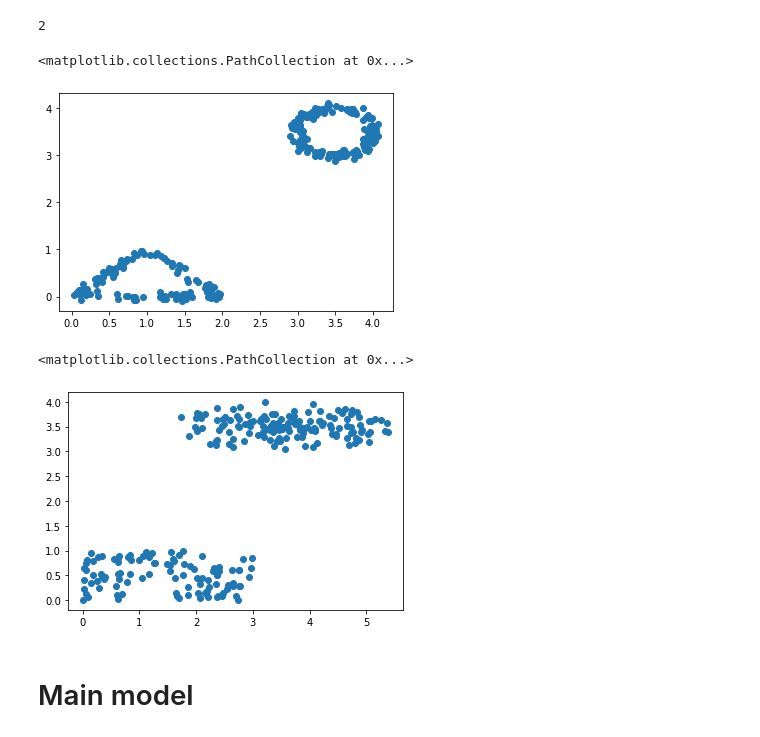
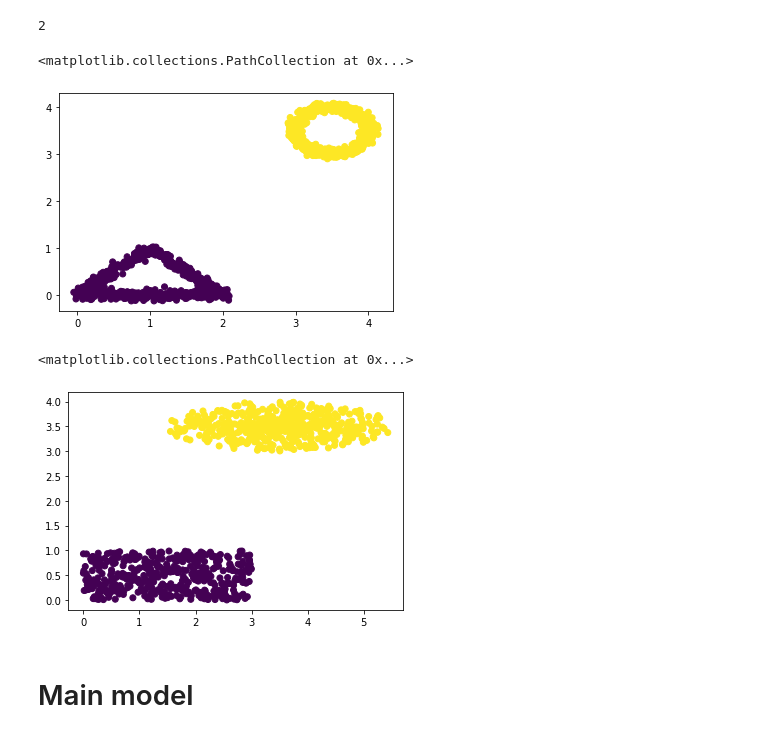
Before and after one commit to mfirgo/nn-nlp-2022-project, a Jupyter notebook: models/hmm_with_nf/hmm_with_nf_development.ipynb, the cells around one changed output. Saved outputs shown, nothing was run; the diff lists cells and outputs as text; code cells hidden in the pictures.

Commit message:
final-report - modified dev notebook for main model, changed plots

```diff
--- a/models/hmm_with_nf/hmm_with_nf_development.ipynb
+++ b/models/hmm_with_nf/hmm_with_nf_development.ipynb
@@ -680,18 +680,18 @@ class ArtificialDataset(torch.utils.data.Dataset):
 my_dataset = ArtificialDataset(
     [TriangleDistribution(noise_sd=0.05), CircleDistribution(torch.tensor(0.5), torch.tensor([3.5,3.5]), noise_sd=0.05)],
     device,
-    T=512, sequence_length = 256,
+    T=3, sequence_length = 1500,
     transition_matrix=torch.Tensor([[0.1,0.9], [0.7, 0.3]]))
-samples = my_dataset[1:len(my_dataset)]
+samples = my_dataset[0:len(my_dataset)]
 # %%
 my_dataset.data_dim
 # %% [output]
 2
 # %%
-plt.scatter(samples[0,:,0].cpu(), samples[0,:,1].cpu())
+plt.scatter(samples[0,:,0].cpu(), samples[0,:,1].cpu(), c=my_dataset.train_Z[0,:])
 # %% [output]
 <matplotlib.collections.PathCollection at 0x...>
-[figure, old version]
+[figure, new version]
 # %%
 class FullCircle(distrib.uniform.Uniform):
     def __init__(self, center, validate_args=None):
@@ -728,14 +728,15 @@ class FullSquare(distrib.uniform.Uniform):
 my_dataset = ArtificialDataset(
     [FullSquare(torch.tensor([0.,0.])), FullCircle(torch.tensor([3.5,3.5]))],
     device,
-    T=512, sequence_length = 256,
+    T=3, sequence_length = 1000,
     transition_matrix=torch.Tensor([[0.1,0.9], [0.7, 0.3]]))
-samples = my_dataset[1:len(my_dataset)]
+samples = my_dataset[0:len(my_dataset)]
+Z = my_dataset.train_Z
 # %%
-plt.scatter(samples[0,:,0].cpu(), samples[0,:,1].cpu())
+plt.scatter(samples[0,:,0].cpu(), samples[0,:,1].cpu(), c=Z[0,:])
 # %% [output]
 <matplotlib.collections.PathCollection at 0x...>
-[figure, old version]
+[figure, new version]
 # %% [markdown]
 # Main model
 # %%
```
